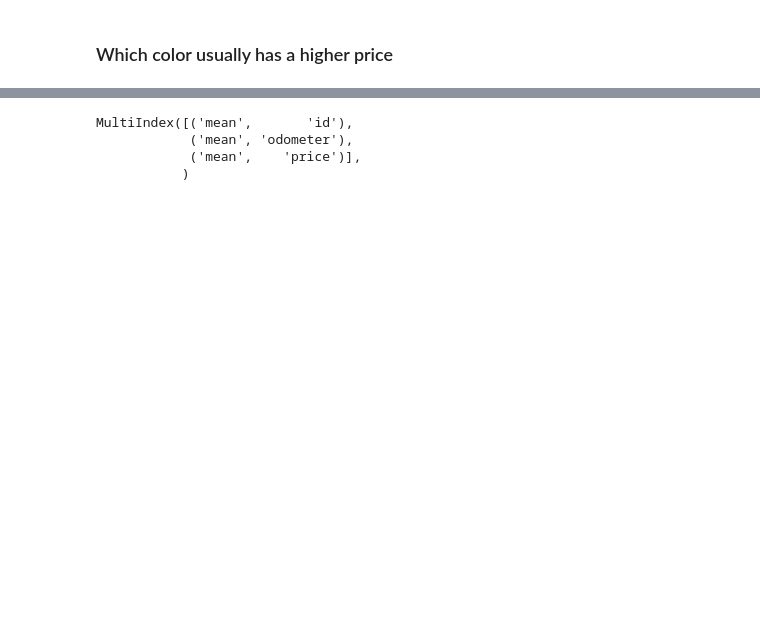
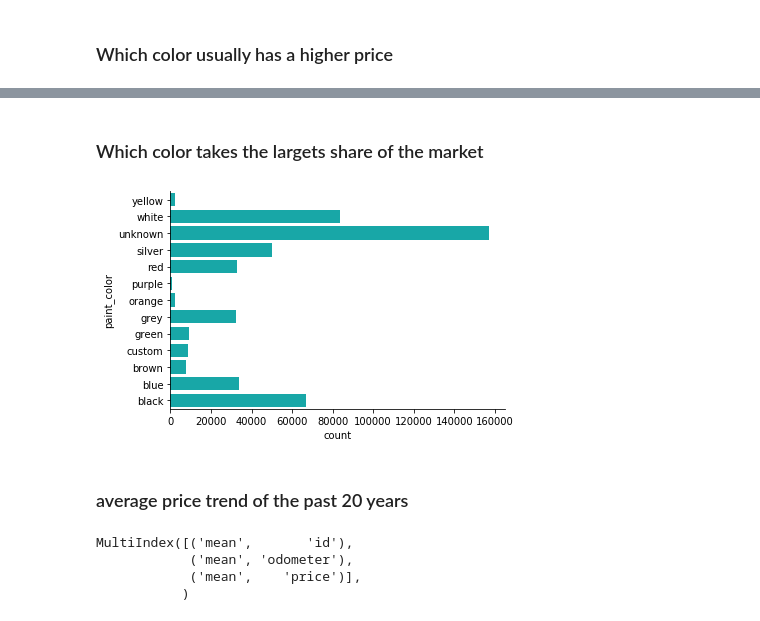
Before and after one commit to fysophia0302/Capstone-Projects-1, a Jupyter notebook: data_usedcar.ipynb, the cells around one changed output, grey strips where cells are left out. Cells and saved outputs as stored; diff of their text form; code cells hidden in the pictures; blank space fills up the shorter version.

```diff
--- a/data_usedcar.ipynb
+++ b/data_usedcar.ipynb
@@ -349 +333,12 @@ plt.show()
+# %% [markdown]
+### Which color takes the largets share of the market
+# %%
+clean_data=clean_data.sort_values(by=['paint_color'],ascending=False)
+sns.countplot(y='paint_color',data=clean_data,color='c')
+sns.despine()
+plt.show()
+# %% [output]
+[figure, added]
+# %% [markdown]
+### average price trend of  the past 20 years
 # %%
```
Also changed, not shown: parts of 41 cells of this notebook.
